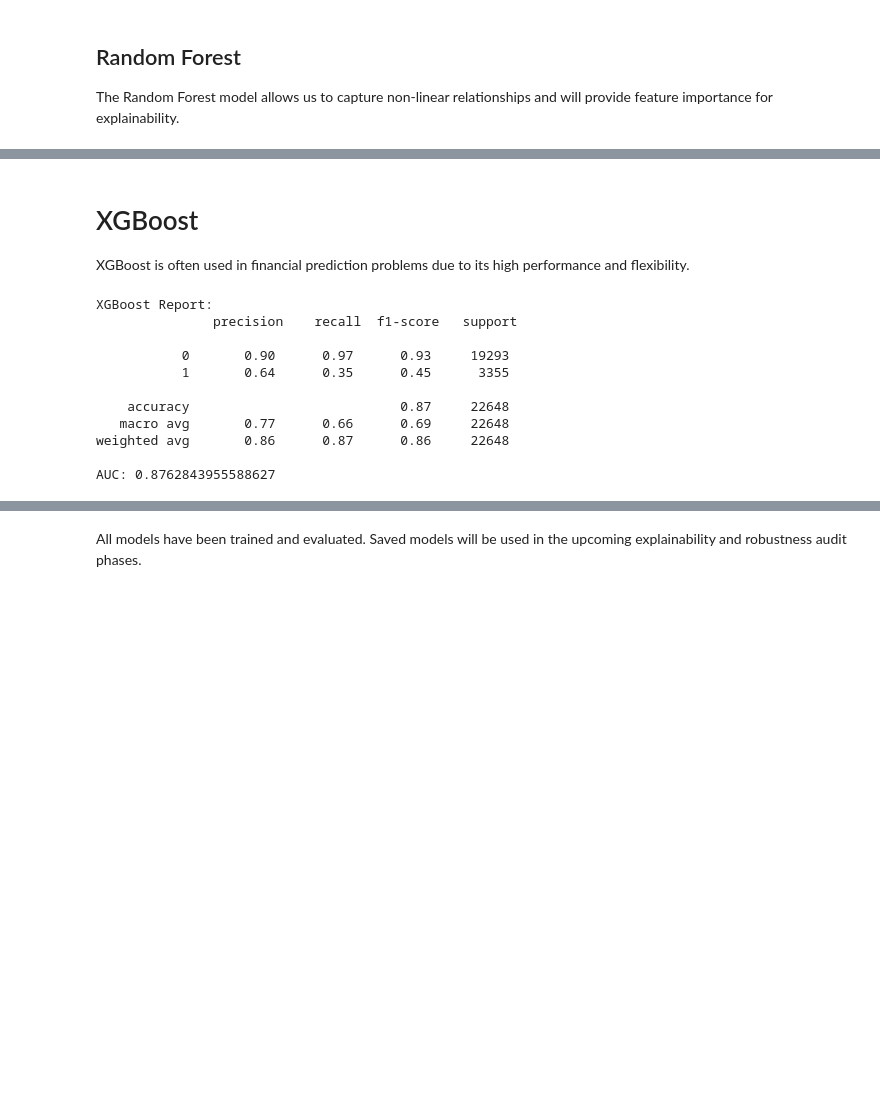
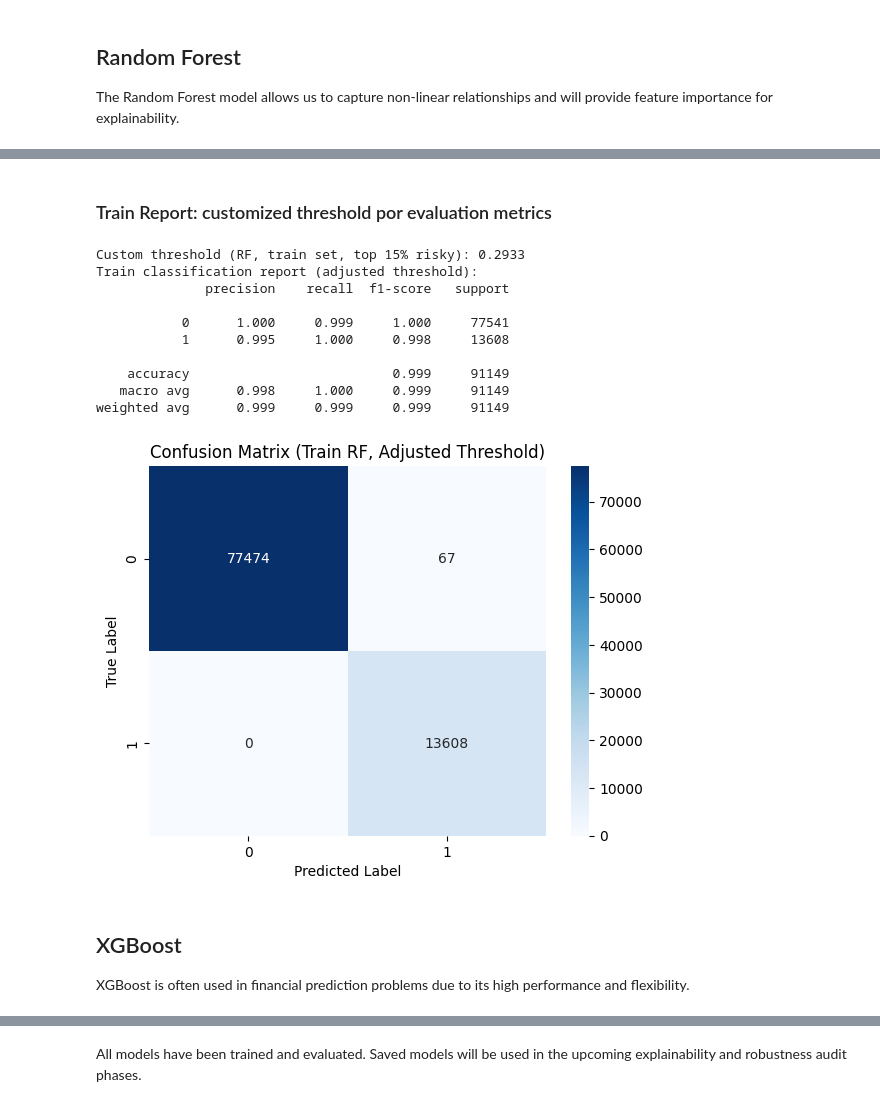
Before and after one commit to celiajimenezreal/tfm-credit-risk-audit, a Jupyter notebook: notebooks/02_modeling.ipynb, the cells around one changed output, grey strips where cells are left out. Drawn from its saved outputs; the diff is of its cells as text; code cells hidden in the pictures; blank space fills up the shorter version.

```diff
--- a/notebooks/02_modeling.ipynb
+++ b/notebooks/02_modeling.ipynb
@@ -74,14 +161,11 @@ AUC: 0.8753526429012229
 The Random Forest model allows us to capture non-linear relationships
 and will provide feature importance for explainability.
 # %%
-# Train Random Forest
-rf_model = mdl.train_random_forest(X_train, y_train)
+# Tuning Random Forest (con búsqueda de hiperparámetros y class_weight='balanced')
+rf_model = mdl.tune_random_forest(X_train, y_train)
 
-# Evaluate
+# Evaluación básica (umbral 0.5)
 report_rf, auc_rf = mdl.evaluate_model(rf_model, X_test, y_test)
-print("Random Forest Report:\n", report_rf)
+print("Random Forest Report (threshold 0.5):\n", report_rf)
 print("AUC:", auc_rf)
-
-# Save model
-mdl.save_model(rf_model, '../models/prosperloan/random_forest.pkl')
 # %% [output]
@@ -99,27 +210,45 @@ AUC: 0.871093621517669
+# %% [markdown]
+### Train Report: customized threshold por evaluation metrics
+# %%
+# Get default probabilities on training set
+y_prob_rf_train = rf_model.predict_proba(X_train)[:, 1]
+
+# Set threshold at 85th percentile (top 15% most risky)
+threshold_rf_train = np.quantile(y_prob_rf_train, 0.85)
+
+# Apply threshold
+y_pred_rf_train_adjusted = (y_prob_rf_train >= threshold_rf_train).astype(int)
+
+# Evaluation
+from sklearn.metrics import classification_report, confusion_matrix
+
+print(f"Custom threshold (RF, train set, top 15% risky): {threshold_rf_train:.4f}")
+print("Train classification report (adjusted threshold):")
+print(classification_report(y_train, y_pred_rf_train_adjusted, digits=3))
+
+# Confusion matrix
+import seaborn as sns
+import matplotlib.pyplot as plt
+
+cm_rf_train = confusion_matrix(y_train, y_pred_rf_train_adjusted)
+sns.heatmap(cm_rf_train, annot=True, fmt='d', cmap='Blues')
+plt.title("Confusion Matrix (Train RF, Adjusted Threshold)")
+plt.xlabel("Predicted Label")
+plt.ylabel("True Label")
+plt.show()
+# %% [output]
+Custom threshold (RF, train set, top 15% risky): 0.2933
+Train classification report (adjusted threshold):
+              precision    recall  f1-score   support
+
+           0      1.000     0.999     1.000     77541
+           1      0.995     1.000     0.998     13608
+
+    accuracy                          0.999     91149
+   macro avg      0.998     1.000     0.999     91149
+weighted avg      0.999     0.999     0.999     91149
+[figure, added]
 # %% [markdown]
-# XGBoost
+## XGBoost
 XGBoost is often used in financial prediction problems due to its
 high performance and flexibility.
-# %%
-# Train XGBoost
-xgb_model = mdl.train_xgboost(X_train, y_train)
-
-# Evaluate
-report_xgb, auc_xgb = mdl.evaluate_model(xgb_model, X_test, y_test)
-print("XGBoost Report:\n", report_xgb)
-print("AUC:", auc_xgb)
-
-# Save model
-mdl.save_model(xgb_model, '../models/prosperloan/xgboost.pkl')
-# %% [output]
-XGBoost Report:
-               precision    recall  f1-score   support
-
-           0       0.90      0.97      0.93     19293
-           1       0.64      0.35      0.45      3355
-
-    accuracy                           0.87     22648
-   macro avg       0.77      0.66      0.69     22648
-weighted avg       0.86      0.87      0.86     22648
-
-AUC: 0.8762843955588627
```
Also changed, not shown: parts of 18 cells of this notebook, 1 other file.
